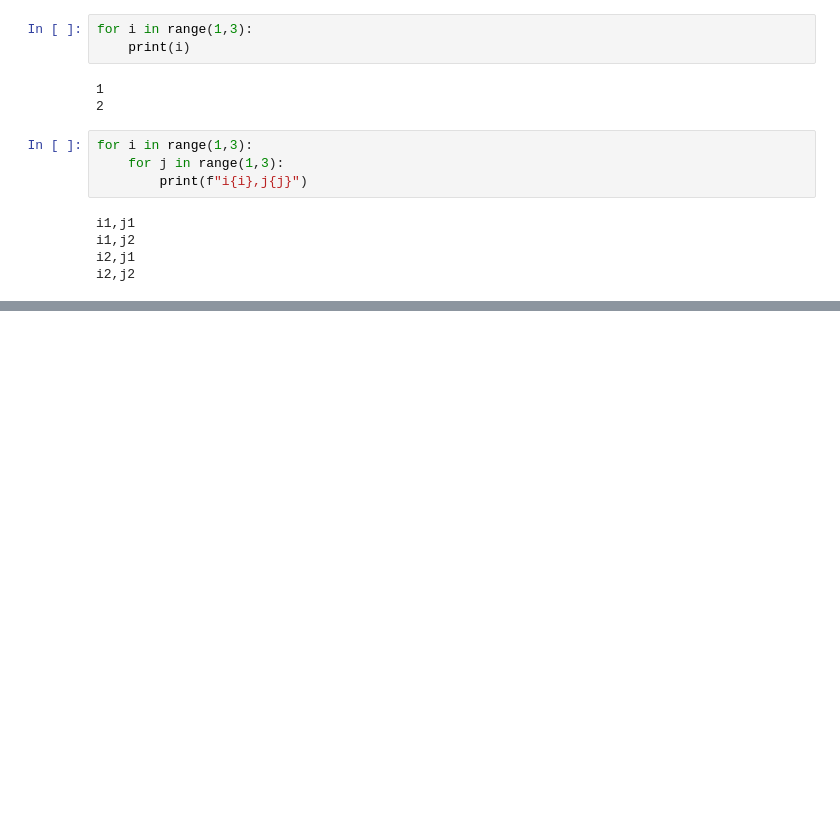
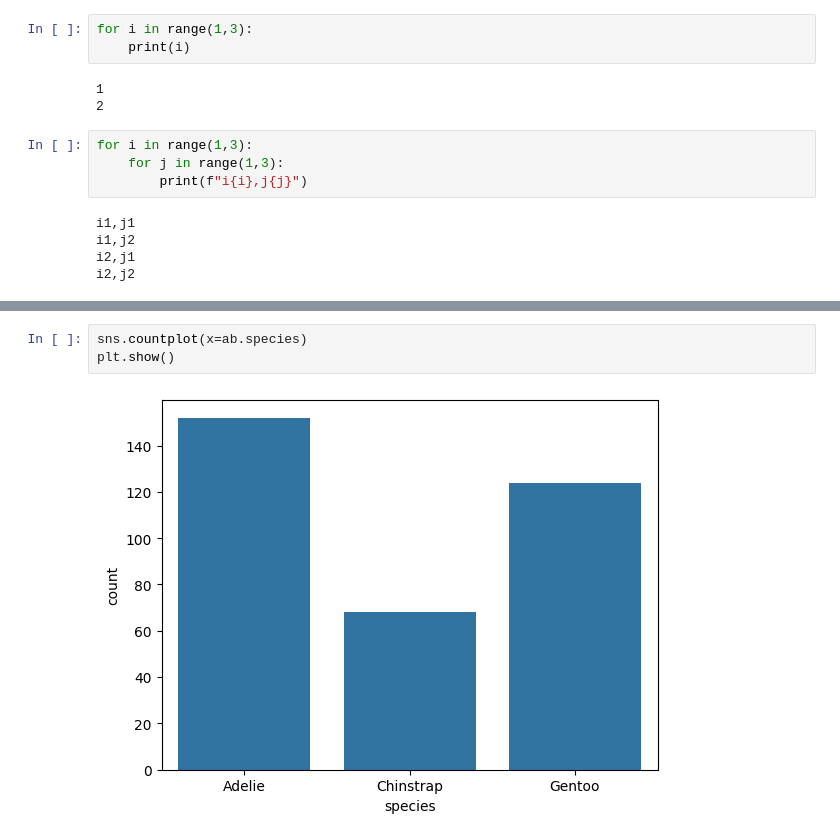
Before and after one commit to vishalshrma6168/ml2, a Jupyter notebook: Untitled.ipynb, the cells around one changed output, grey strips where cells are left out. Cells and saved outputs as stored; diff of their text form; blank space fills up the shorter version.

```diff
--- a/Untitled.ipynb
+++ b/Untitled.ipynb
@@ -2023,0 +2210,5 @@ i2,j2
+# %%
+sns.countplot(x=ab.species)
+plt.show()
+# %% [output]
+[figure, added]
```
Also changed, not shown: parts of 57 cells of this notebook, 5 other files.
